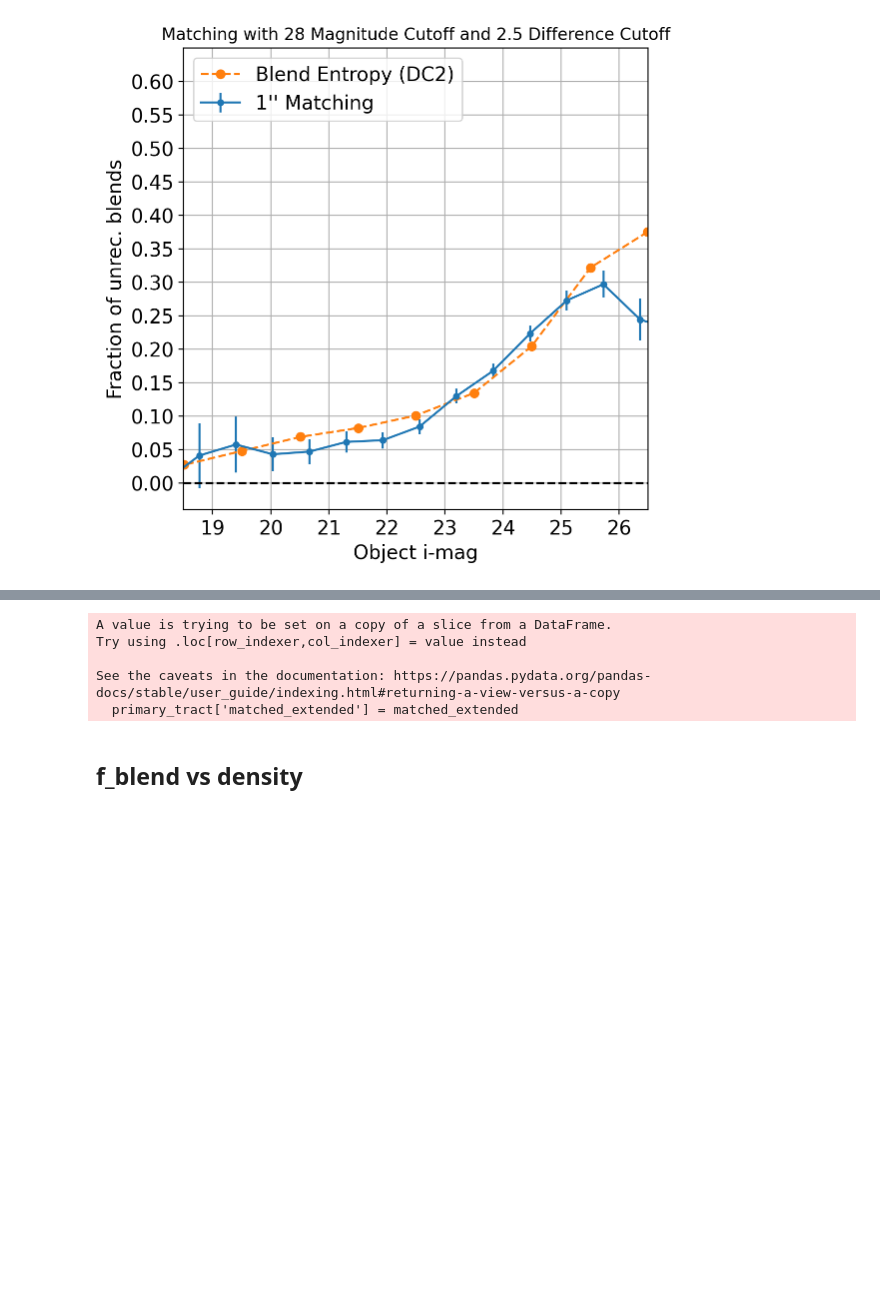
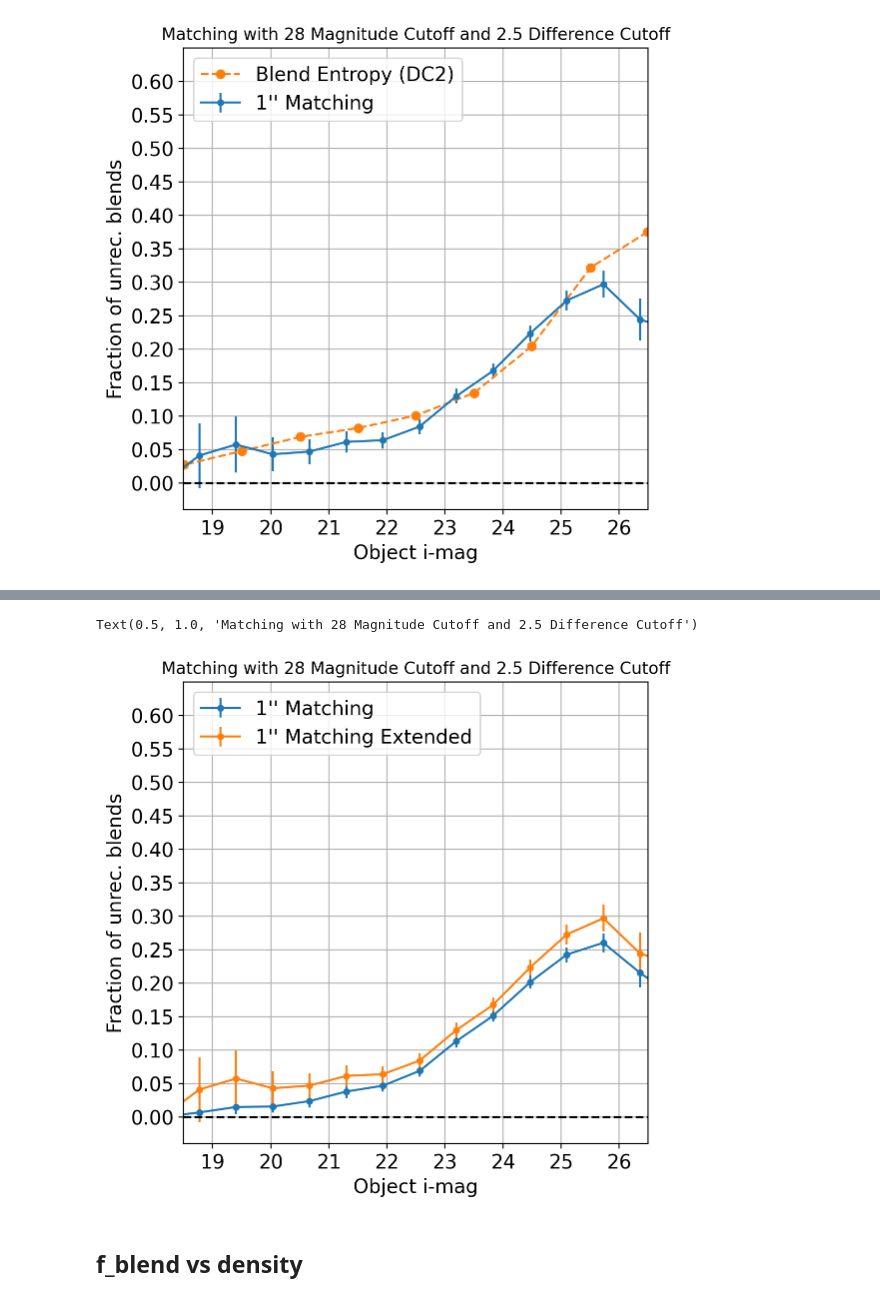
Before and after one commit to lsst-sitcom/ops_rehearsal_commissioning_2024, a Jupyter notebook: notebooks/DM-43773-unrecognized-blends.ipynb, the cells around one changed output, grey strips where cells are left out. Drawn from its saved outputs; the diff is of its cells as text; code cells hidden in the pictures; blank space fills up the shorter version.

```diff
--- a/notebooks/DM-43773-unrecognized-blends.ipynb
+++ b/notebooks/DM-43773-unrecognized-blends.ipynb
@@ -175,14 +180,14 @@ Load and match the galaxy/star catalogs along with the computed fluxes which nee
 # %%
 # Prepare to read in the parquet files
 
-# Should add in the sed of disk and bulge to get the proper i-mag
-# sed_val_bulge and sed_val_disk give 30 numbers. Unclear how to map into bands?
+# parq_dir might change! Double check that the folder exists and the parquet
+# files are all there
 
 parq_filenums = list(set(hp.pixelfunc.ang2pix(32, obj_tract['coord_ra'], obj_tract['coord_dec'], lonlat=True)))
 # parq_columns = ["galaxy_id", "ra", "dec", "disk_magnorm", "bulge_magnorm"]
 parq_gal_columns = ["galaxy_id", "ra", "dec"] # Can match with galaxy_flux to get proper fluxes
 parq_star_columns = ['object_type', 'ra', 'dec', 'magnorm']
-parq_dir = '/sdf/data/rubin/shared/ops-rehearsal-3/imSim_catalogs/skyCatalogs/'
+parq_dir = '/sdf/data/rubin/shared/ops-rehearsals/ops-rehearsal-3/imSim_catalogs/skyCatalogs/'
 # %%
 # Read and store parquet
 
@@ -535,8 +437,0 @@ array([6., 6., 6., ..., 6., 1., 6.])
-# %%
-primary_tract['matched_extended'] = matched_extended
-# %% [output]
-A value is trying to be set on a copy of a slice from a DataFrame.
-Try using .loc[row_indexer,col_indexer] = value instead
-
-See the caveats in the documentation: https://pandas.pydata.org/pandas-docs/stable/user_guide/indexing.html#returning-a-view-versus-a-copy
-  primary_tract['matched_extended'] = matched_extended
@@ -575,0 +513,10 @@ for i,b in enumerate(bands):
+# %%
+# Label blends using 1 arcsec to match, 28 mag limit, 2.5 Δ limit (the defaults!)
+
+obr = match_unrec_blends(primary_tract, gal_full, star_full, obj_tree, true_tree)
+# %%
+# Using 1 arcsec to match, 28 mag limit, 2.5 Δ limit
+# How does blending look across all objects vs objects that I think are extended?
+
+naive_matching_1arc = fblend_mag(primary_tract, obr)
+naive_matching_1arc_extend = fblend_mag(primary_tract, obr, add_filt=primary_tract['refExtendedness'].astype(bool))
@@ -576,3 +531,37 @@ for i,b in enumerate(bands):
+# %%
+# Plot with errorbars
+fig,ax = plt.subplots(1, figsize=(6,6))
+
+band_spacing = np.mean(np.diff(naive_matching_1arc['bins'], axis=1)) # Dither on x-axis to make it more readable
+ndx_spacing = 2 # Don't need to plot every point
+ytop = .65 # Set this after looking at the plot to make it prettier
+
+# for i,b in enumerate(bands):
+i=3
+b='i'
+ax.errorbar(naive_matching_1arc['bins'][i,::ndx_spacing]+band_spacing/(ndx_spacing)*i, naive_matching_1arc['fraction'][i,::ndx_spacing],
+            yerr=2*naive_matching_1arc['err'][i,::ndx_spacing], marker='.', ls='-', label="1'' Matching", markersize=8)
+ax.errorbar(naive_matching_1arc_extend['bins'][i,::ndx_spacing]+band_spacing/(ndx_spacing)*i, naive_matching_1arc_extend['fraction'][i,::ndx_spacing],
+            yerr=2*naive_matching_1arc_extend['err'][i,::ndx_spacing], marker='.', ls='-', label="1'' Matching Extended", markersize=8)
+# ax.plot(manon_data_bins, manon_data_f, marker='.', ls='--', label="Blend Entropy (DC2)", markersize=12)
+# ax.legend(frameon=False, bbox_to_anchor=(1.2, .6))
+# ax.set_ylim(top=1.0, bottom=.7)
+ax.set_ylabel("Fraction of unrec. blends", fontsize=14)
+ax.set_xlabel("Object i-mag", fontsize=14);
+ax.set_xlim(18.5, 26.5)
+ax.set_ylim(-.04, ytop)
+# ax.legend(frameon=False, bbox_to_anchor=(1.4,.5))
+ax.legend(loc='upper left', fontsize=14)
+ax.set_yticks(np.arange(0,ytop,.05))
+ax.axhline(0, ls='--', color='black')
+for item in (ax.get_xticklabels() + ax.get_yticklabels()):
+    item.set_fontsize(14)
+ax.grid(visible=True)
+ax.set_title(f"Matching with {min_mag} Magnitude Cutoff and {mag_cutoff} Difference Cutoff")
+# plt.savefig('./figs/arc1_mag28_25cut.png', dpi=300)
+# %% [output]
+Text(0.5, 1.0, 'Matching with 28 Magnitude Cutoff and 2.5 Difference Cutoff')
+[figure, added]
 # %% [markdown]
 ## f_blend vs density
 # %%
```
Also changed, not shown: parts of 41 cells of this notebook.
